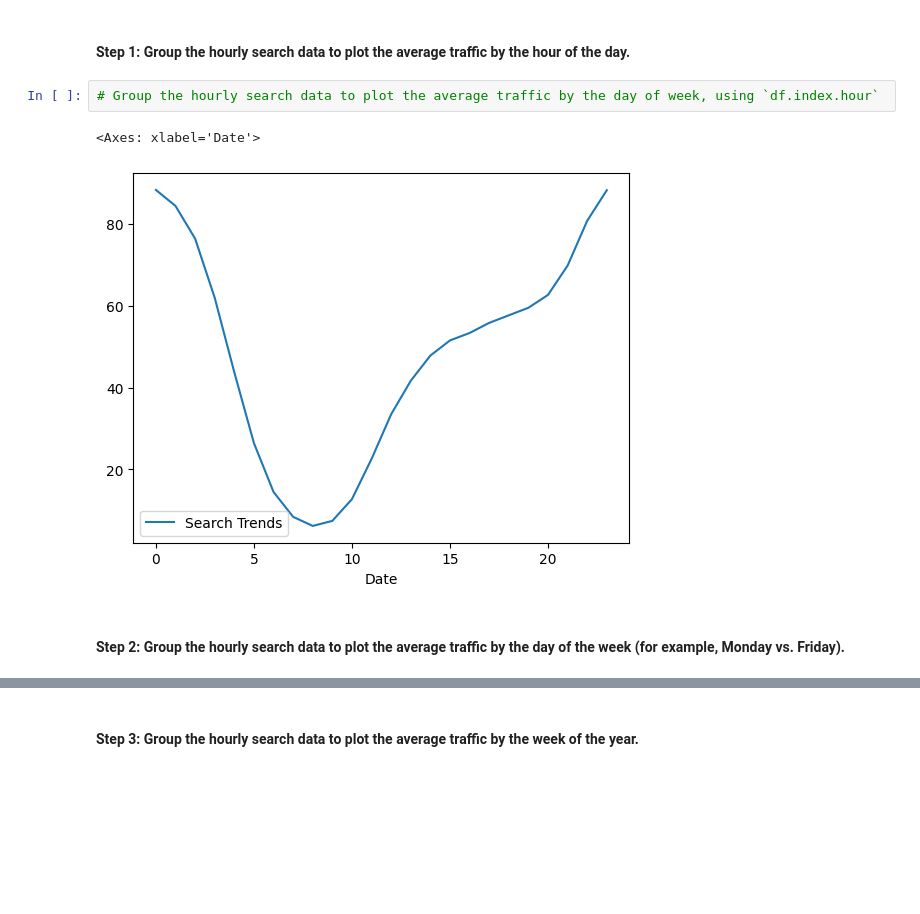
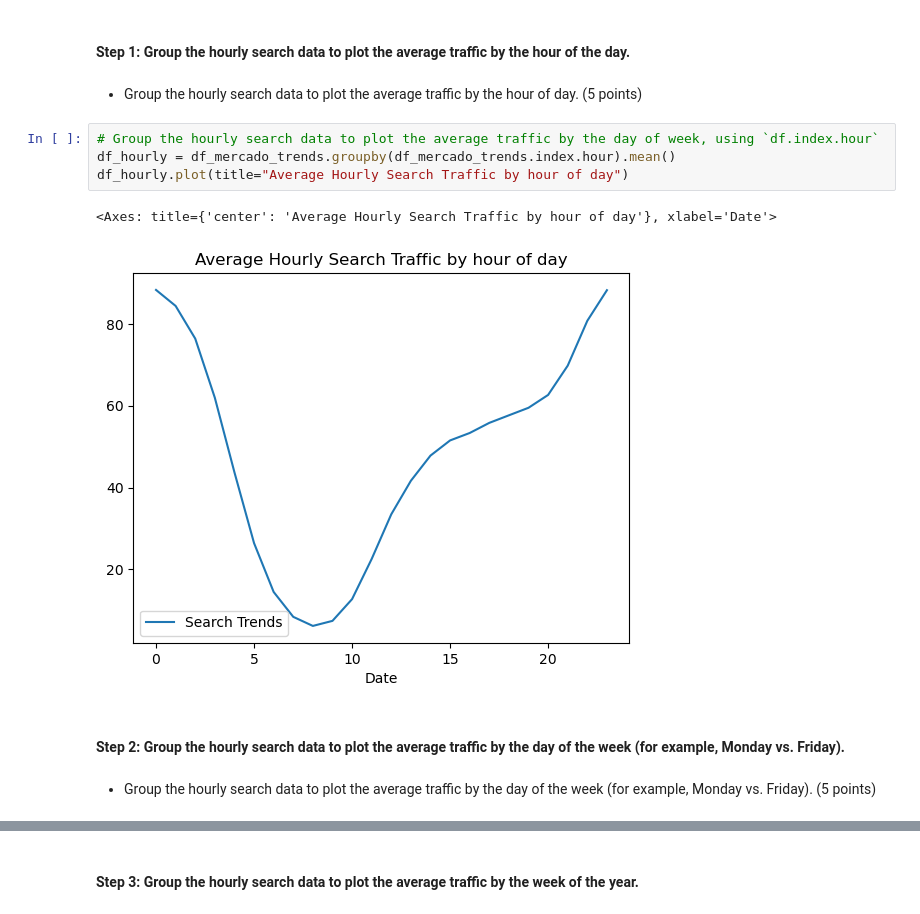
Before and after one commit to Ed-Lovera/prophet-challenge, a Jupyter notebook: forecasting_net_prophet.ipynb, the cells around one changed output, grey strips where cells are left out. Saved outputs shown, nothing was run; the diff lists cells and outputs as text; blank space fills up the shorter version.

```diff
--- a/forecasting_net_prophet.ipynb
+++ b/forecasting_net_prophet.ipynb
@@ -168,12 +168,18 @@ To that end, you want to mine the search traffic data for predictable seasonal p
 3. Group the hourly search data to plot the average traffic by the week of the year. Does the search traffic tend to increase during the winter holiday period (weeks 40 through 52)?
 # %% [markdown]
 #### Step 1: Group the hourly search data to plot the average traffic by the hour of the day.
+# %% [markdown]
+- Group the hourly search data to plot the average traffic by the hour of day. (5 points)
 # %%
 # Group the hourly search data to plot the average traffic by the day of week, using `df.index.hour`
+df_hourly = df_mercado_trends.groupby(df_mercado_trends.index.hour).mean()
+df_hourly.plot(title="Average Hourly Search Traffic by hour of day")
 # %% [output]
-<Axes: xlabel='Date'>
+<Axes: title={'center': 'Average Hourly Search Traffic by hour of day'}, xlabel='Date'>
-[figure, old version]
+[figure, new version]
 # %% [markdown]
 #### Step 2: Group the hourly search data to plot the average traffic by the day of the week (for example, Monday vs. Friday).
+# %% [markdown]
+- Group the hourly search data to plot the average traffic by the day of the week (for example, Monday vs. Friday). (5 points)
 # %%
 # Group the hourly search data to plot the average traffic by the day of week, using `df.index.isocalendar().day`.
```
Also changed, not shown: parts of 6 cells of this notebook.
